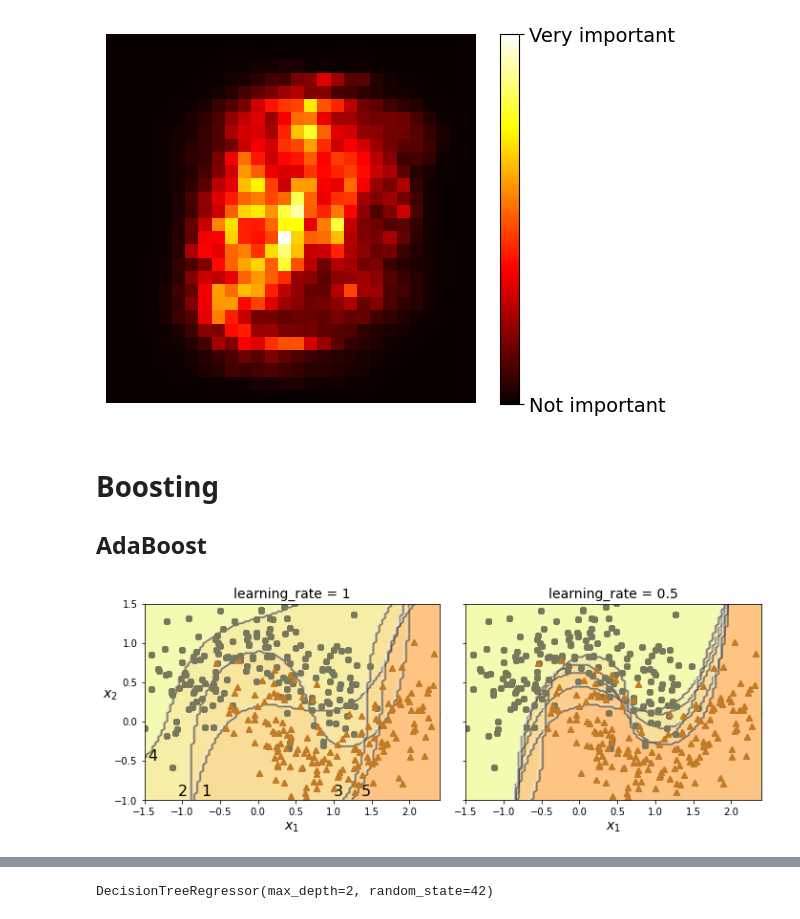
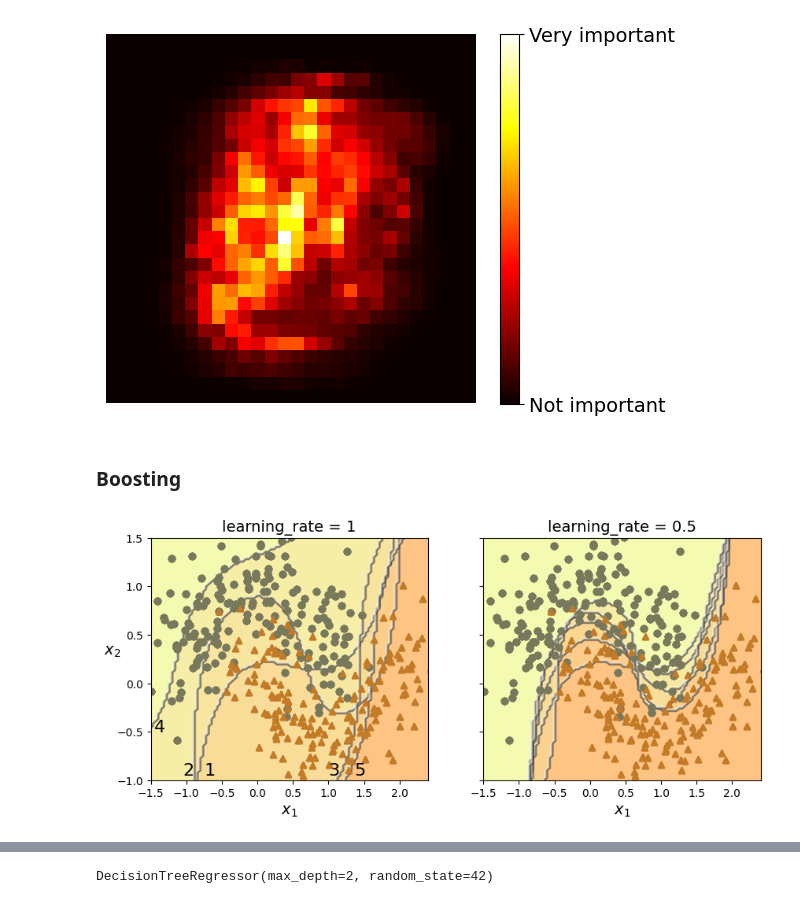
Before and after one commit to inaijin/HandsOnML-Practice, a Jupyter notebook: Supervised-Learning/Ensemble-Learning.ipynb, the cells around one changed output, grey strips where cells are left out. Saved outputs shown, nothing was run; the diff lists cells and outputs as text; code cells hidden in the pictures.

```diff
--- a/Supervised-Learning/Ensemble-Learning.ipynb
+++ b/Supervised-Learning/Ensemble-Learning.ipynb
@@ -202,41 +205,39 @@ plt.show()
 # %% [output]
 [figure]
 # %% [markdown]
-# Boosting
-## AdaBoost
+### Boosting
 # %%
-# extra code – this cell generates and saves Figure 7–8
+# AdaBoost
 
 m = len(X_train)
 
 fig, axes = plt.subplots(ncols=2, figsize=(10, 4), sharey=True)
 for subplot, learning_rate in ((0, 1), (1, 0.5)):
     sample_weights = np.ones(m) / m
     plt.sca(axes[subplot])
     for i in range(5):
         svm_clf = SVC(C=0.2, gamma=0.6, random_state=42)
         svm_clf.fit(X_train, y_train, sample_weight=sample_weights * m)
         y_pred = svm_clf.predict(X_train)
 
         error_weights = sample_weights[y_pred != y_train].sum()
         r = error_weights / sample_weights.sum()  # equation 7-1
         alpha = learning_rate * np.log((1 - r) / r)  # equation 7-2
         sample_weights[y_pred != y_train] *= np.exp(alpha)  # equation 7-3
         sample_weights /= sample_weights.sum()  # normalization step
 
         plot_decision_boundary(svm_clf, X_train, y_train, alpha=0.4)
         plt.title(f"learning_rate = {learning_rate}")
     if subplot == 0:
         plt.text(-0.75, -0.95, "1", fontsize=16)
         plt.text(-1.05, -0.95, "2", fontsize=16)
         plt.text(1.0, -0.95, "3", fontsize=16)
         plt.text(-1.45, -0.5, "4", fontsize=16)
         plt.text(1.36,  -0.95, "5", fontsize=16)
     else:
         plt.ylabel("")
 
-save_fig("boosting_plot")
 plt.show()
 # %% [output]
-[figure, old version]
+[figure, new version]
 # %%
```
Also changed, not shown: parts of 79 cells of this notebook.
